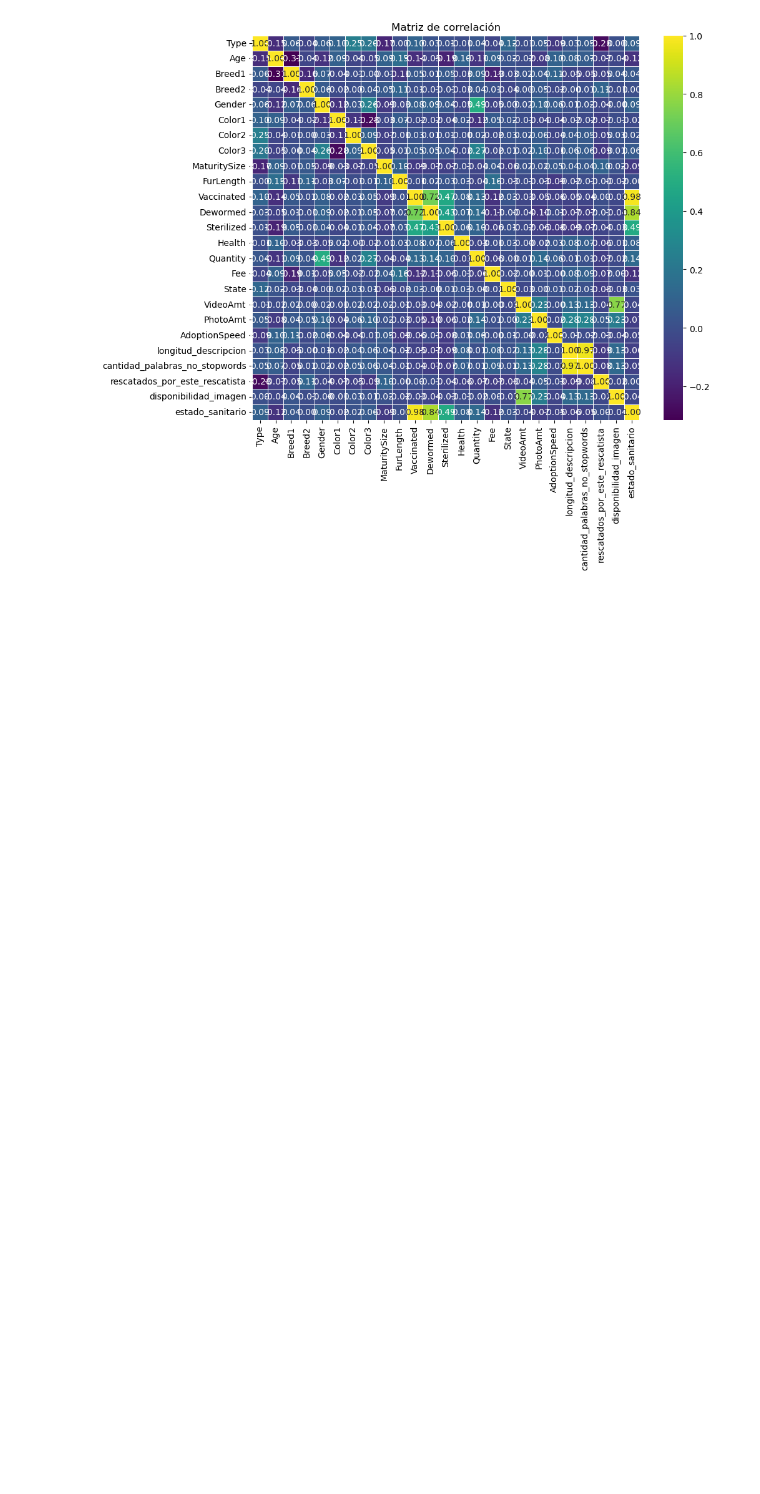
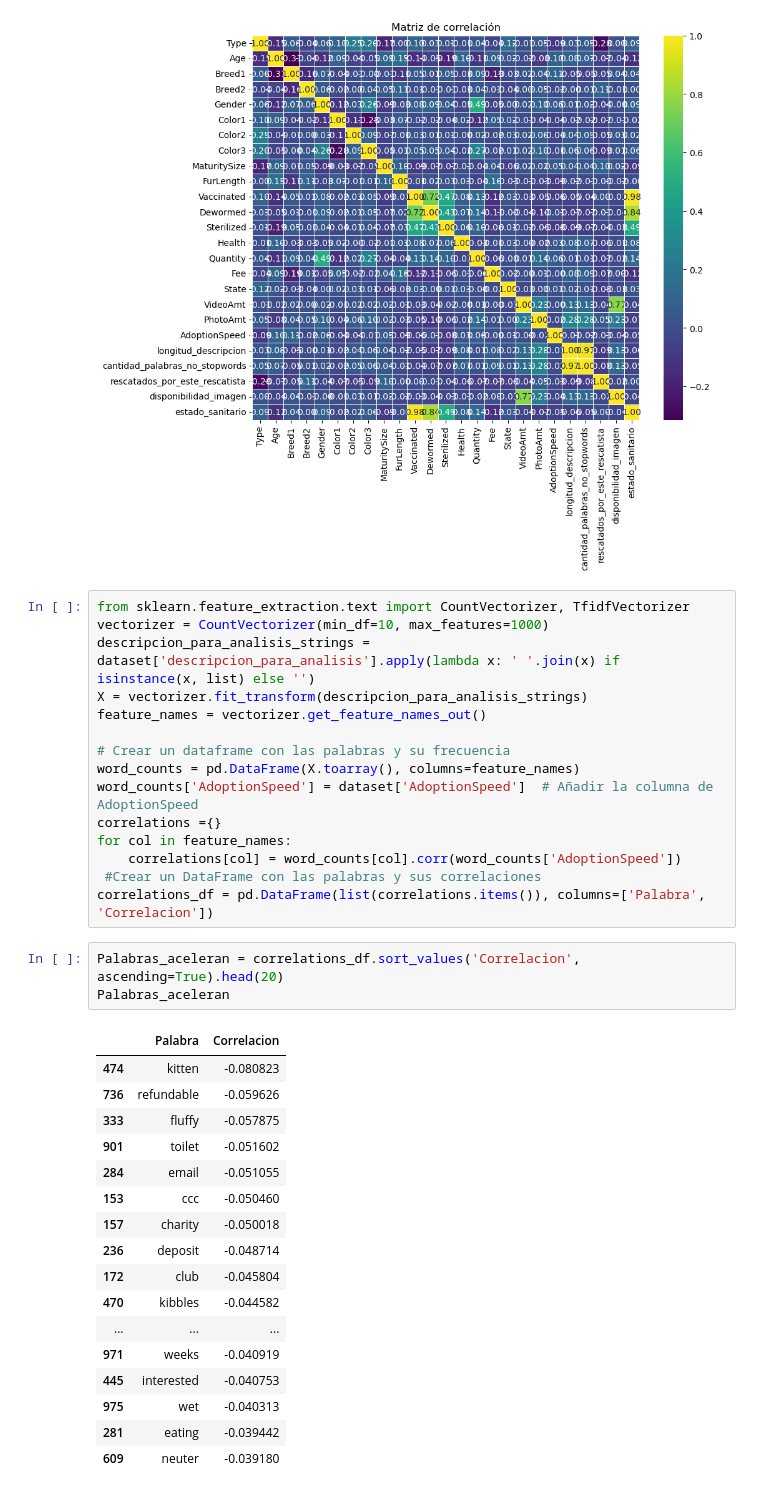
Before and after one commit to AdrianDVnqn/UA_MDM_Labo2_Grupo12, a Jupyter notebook: analisis_nulls.ipynb, the cells around one changed output. Saved outputs shown, nothing was run; the diff lists cells and outputs as text; blank space fills up the shorter version.

Commit message:
analisis copiado

```diff
--- a/analisis_nulls.ipynb
+++ b/analisis_nulls.ipynb
@@ -625,3 +621,39 @@ plt.title('Matriz de correlación')
 plt.show()
 # %% [output]
 [figure]
+# %%
+from sklearn.feature_extraction.text import CountVectorizer, TfidfVectorizer
+vectorizer = CountVectorizer(min_df=10, max_features=1000)
+descripcion_para_analisis_strings = dataset['descripcion_para_analisis'].apply(lambda x: ' '.join(x) if isinstance(x, list) else '')
+X = vectorizer.fit_transform(descripcion_para_analisis_strings)
+feature_names = vectorizer.get_feature_names_out()
+
+# Crear un dataframe con las palabras y su frecuencia
+word_counts = pd.DataFrame(X.toarray(), columns=feature_names)
+word_counts['AdoptionSpeed'] = dataset['AdoptionSpeed']  # Añadir la columna de AdoptionSpeed
+correlations ={}
+for col in feature_names:
+    correlations[col] = word_counts[col].corr(word_counts['AdoptionSpeed'])
+ #Crear un DataFrame con las palabras y sus correlaciones
+correlations_df = pd.DataFrame(list(correlations.items()), columns=['Palabra', 'Correlacion'])
+# %%
+Palabras_aceleran = correlations_df.sort_values('Correlacion', ascending=True).head(20)
+Palabras_aceleran
+# %% [output]
+|  | Palabra | Correlacion |
+| 474 | kitten | -0.080823 |
+| 736 | refundable | -0.059626 |
+| 333 | fluffy | -0.057875 |
+| 901 | toilet | -0.051602 |
+| 284 | email | -0.051055 |
+| 153 | ccc | -0.050460 |
+| 157 | charity | -0.050018 |
+| 236 | deposit | -0.048714 |
+| 172 | club | -0.045804 |
+| 470 | kibbles | -0.044582 |
+| ... | ... | ... |
+| 971 | weeks | -0.040919 |
+| 445 | interested | -0.040753 |
+| 975 | wet | -0.040313 |
+| 281 | eating | -0.039442 |
+| 609 | neuter | -0.039180 |
```
Also changed, not shown: parts of 6 cells of this notebook, 1 other file.
